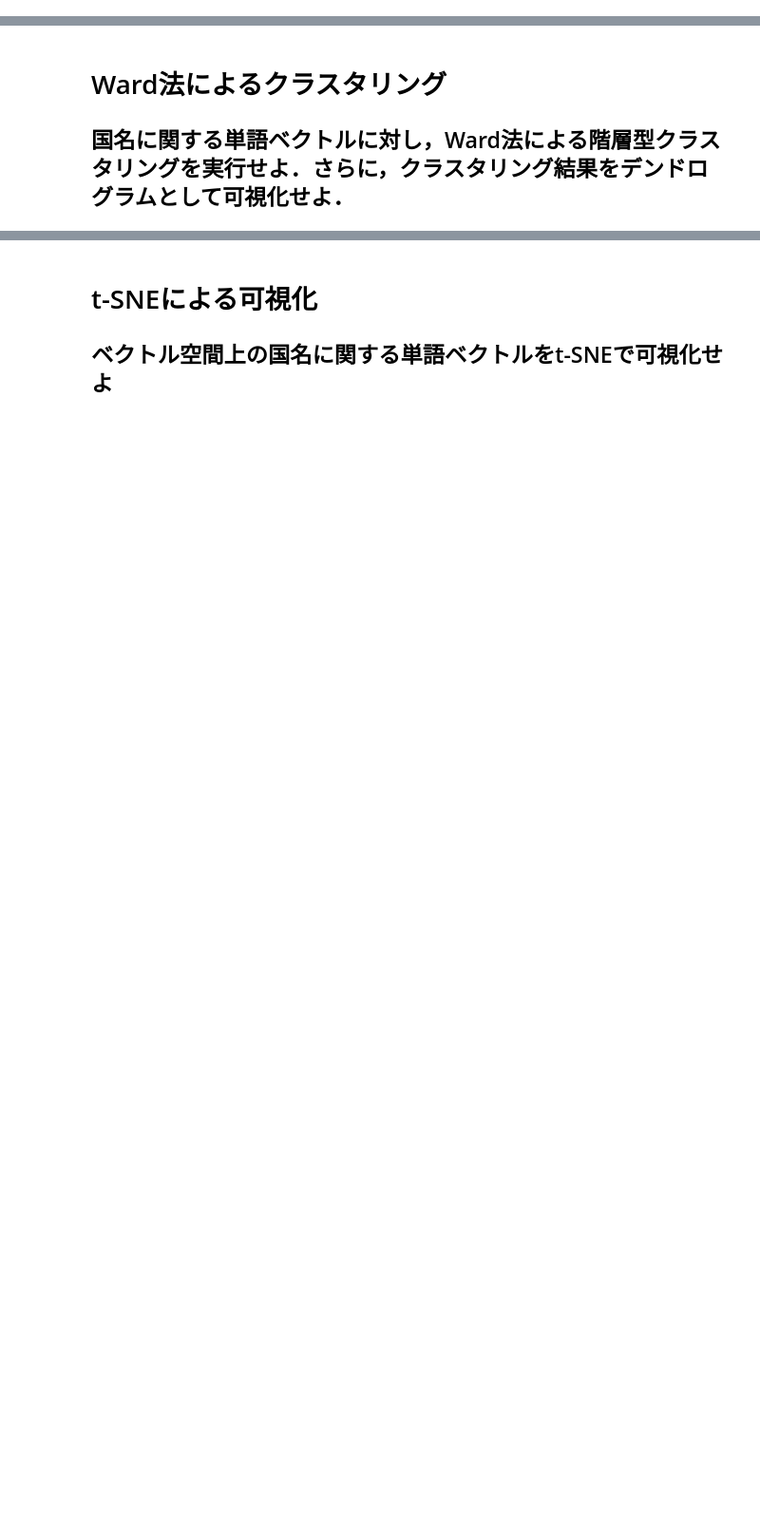
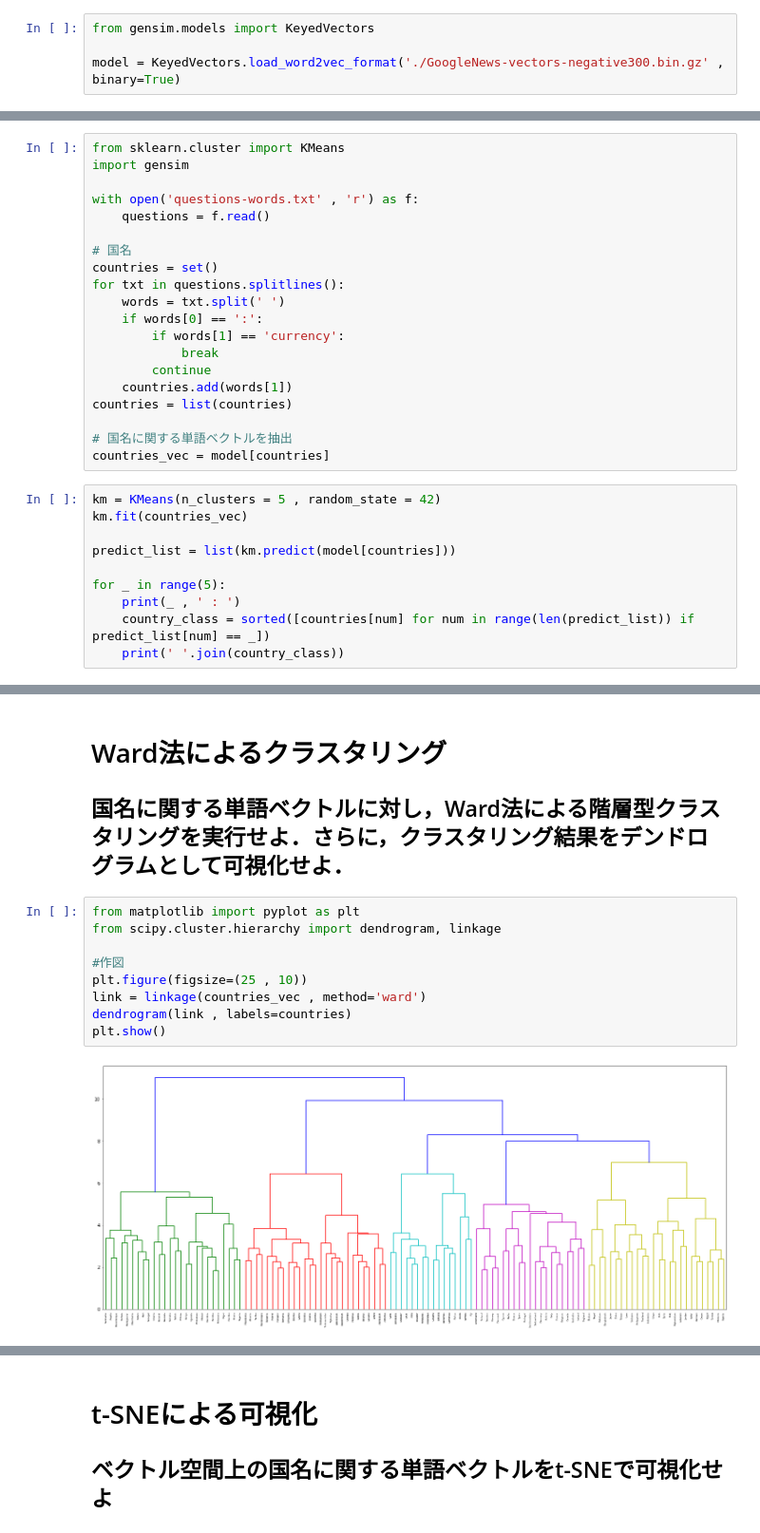
Before and after one commit to iamtatsuki05/NLP_100, a Jupyter notebook: NLP_100_7.ipynb, the cells around one changed output, grey strips where cells are left out. Shown: that part at 95% size. Cells and saved outputs as stored; diff of their text form; blank space fills up the shorter version.

```diff
--- a/NLP_100_7.ipynb
+++ b/NLP_100_7.ipynb
@@ -12,0 +36,4 @@ Mounted at /content/drive
+# %%
+from gensim.models import KeyedVectors
+
+model = KeyedVectors.load_word2vec_format('./GoogleNews-vectors-negative300.bin.gz' , binary=True)
@@ -31,3 +292,33 @@ Mounted at /content/drive
 # %% [markdown]
 # k-meansクラスタリング
 ## 国名に関する単語ベクトルを抽出し，k-meansクラスタリングをクラスタ数k=5として実行せよ
+# %%
+from sklearn.cluster import KMeans
+import gensim
+
+with open('questions-words.txt' , 'r') as f:
+    questions = f.read()
+
+# 国名
+countries = set()
+for txt in questions.splitlines():
+    words = txt.split(' ')
+    if words[0] == ':':
+        if words[1] == 'currency':
+            break
+        continue
+    countries.add(words[1])
+countries = list(countries)
+
+# 国名に関する単語ベクトルを抽出
+countries_vec = model[countries]
+# %%
+km = KMeans(n_clusters = 5 , random_state = 42)
+km.fit(countries_vec)
+
+predict_list = list(km.predict(model[countries]))
+
+for _ in range(5):
+    print(_ , ' : ')
+    country_class = sorted([countries[num] for num in range(len(predict_list)) if predict_list[num] == _])
+    print(' '.join(country_class))
@@ -34,3 +336,14 @@ Mounted at /content/drive
 # %% [markdown]
 # Ward法によるクラスタリング
 ## 国名に関する単語ベクトルに対し，Ward法による階層型クラスタリングを実行せよ．さらに，クラスタリング結果をデンドログラムとして可視化せよ．
+# %%
+from matplotlib import pyplot as plt
+from scipy.cluster.hierarchy import dendrogram, linkage
+
+#作図
+plt.figure(figsize=(25 , 10))
+link = linkage(countries_vec , method='ward')
+dendrogram(link , labels=countries)
+plt.show()
+# %% [output]
+[figure, added]
```
Also changed, not shown: parts of 25 cells of this notebook.
